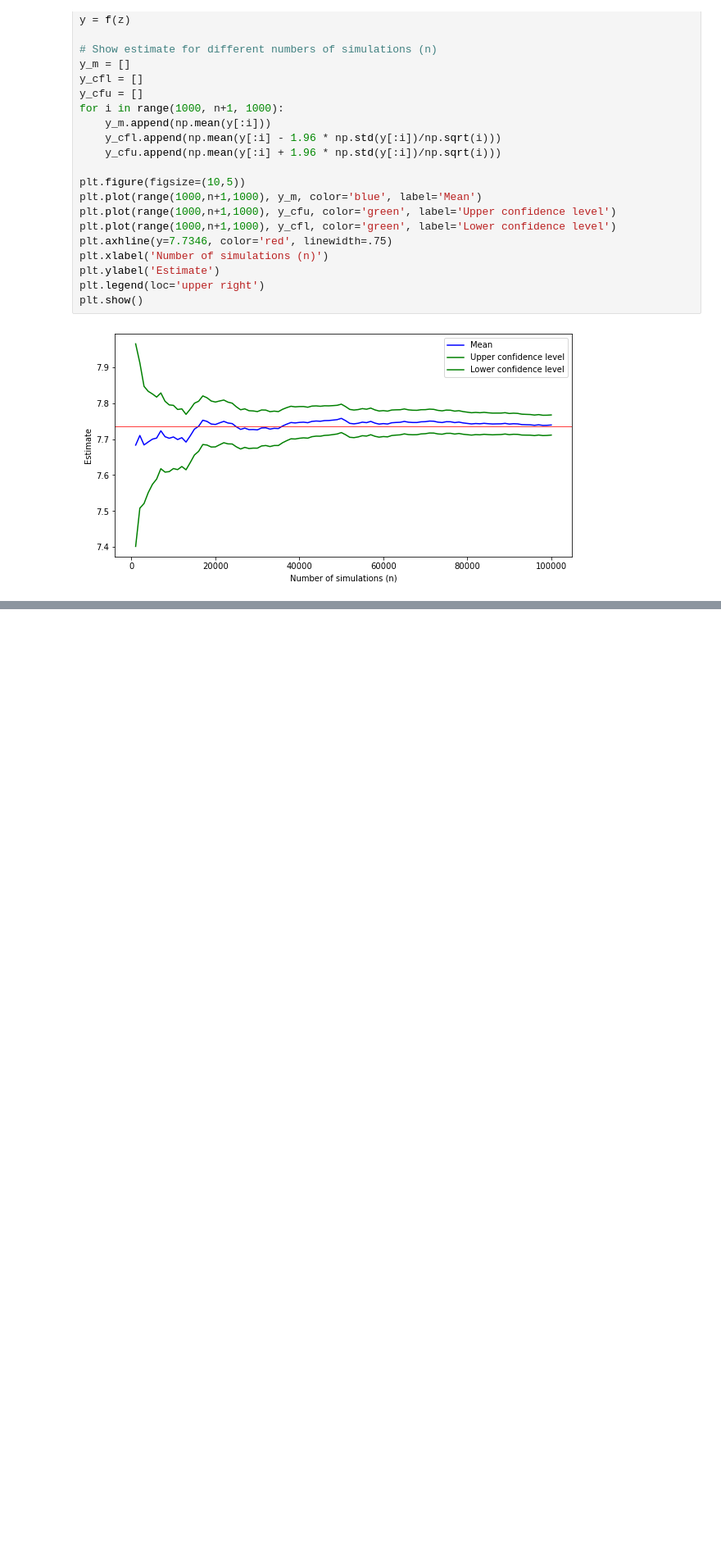
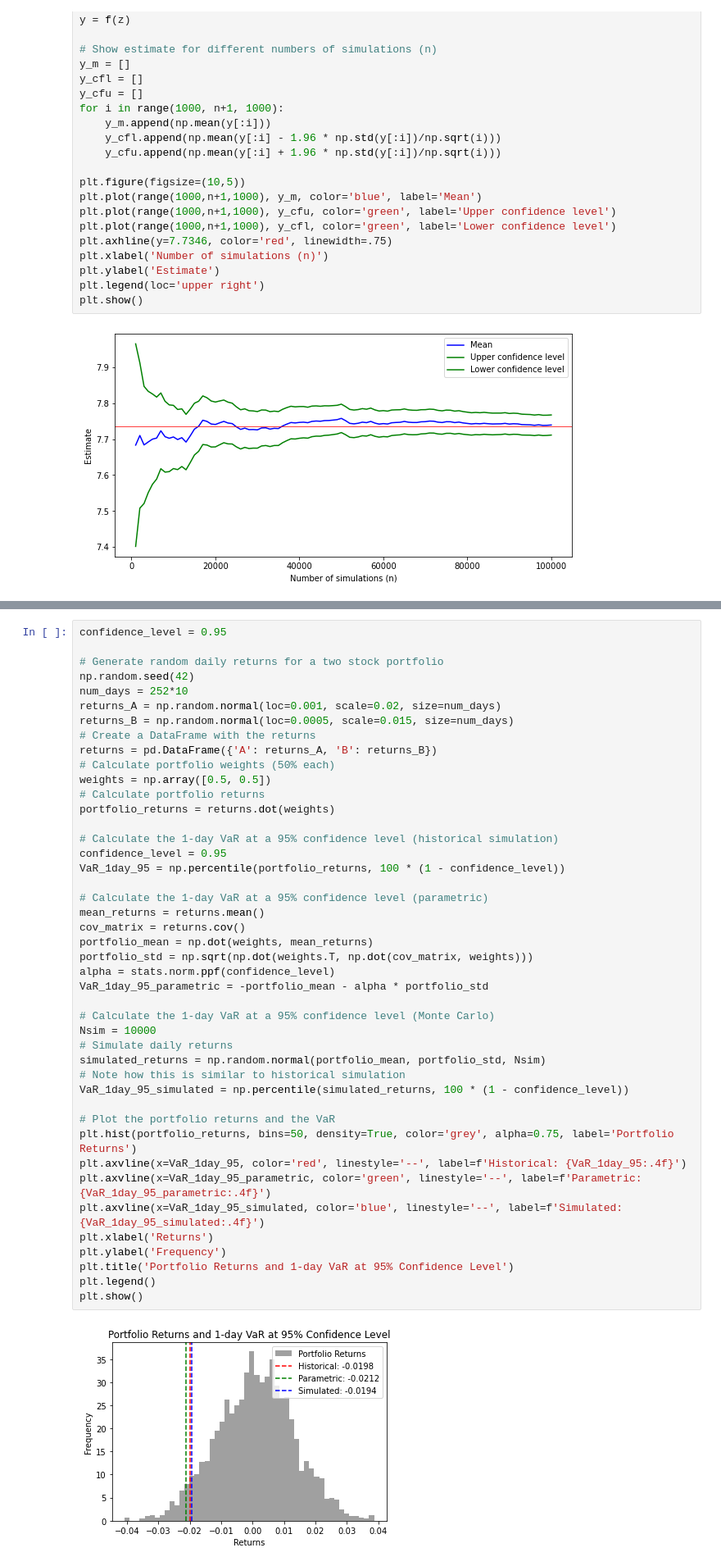
Before and after one commit to iwh-halle/FinancialDataAnalytics, a Jupyter notebook: slides_pt2.ipynb, the cells around one changed output, grey strips where cells are left out. Shown at 82% size. Cells and saved outputs as stored; diff of their text form; blank space fills up the shorter version.

```diff
--- a/slides_pt2.ipynb
+++ b/slides_pt2.ipynb
@@ -342,0 +548,46 @@ plt.show()
+# %%
+confidence_level = 0.95
+
+# Generate random daily returns for a two stock portfolio
+np.random.seed(42)
+num_days = 252*10
+returns_A = np.random.normal(loc=0.001, scale=0.02, size=num_days)
+returns_B = np.random.normal(loc=0.0005, scale=0.015, size=num_days)
+# Create a DataFrame with the returns
+returns = pd.DataFrame({'A': returns_A, 'B': returns_B})
+# Calculate portfolio weights (50% each)
+weights = np.array([0.5, 0.5])
+# Calculate portfolio returns
+portfolio_returns = returns.dot(weights)
+
+# Calculate the 1-day VaR at a 95% confidence level (historical simulation)
+confidence_level = 0.95
+VaR_1day_95 = np.percentile(portfolio_returns, 100 * (1 - confidence_level))
+
+# Calculate the 1-day VaR at a 95% confidence level (parametric)
+mean_returns = returns.mean()
+cov_matrix = returns.cov()
+portfolio_mean = np.dot(weights, mean_returns)
+portfolio_std = np.sqrt(np.dot(weights.T, np.dot(cov_matrix, weights)))
+alpha = stats.norm.ppf(confidence_level)
+VaR_1day_95_parametric = -portfolio_mean - alpha * portfolio_std
+
+# Calculate the 1-day VaR at a 95% confidence level (Monte Carlo)
+Nsim = 10000
+# Simulate daily returns
+simulated_returns = np.random.normal(portfolio_mean, portfolio_std, Nsim)
+# Note how this is similar to historical simulation
+VaR_1day_95_simulated = np.percentile(simulated_returns, 100 * (1 - confidence_level))
+
+# Plot the portfolio returns and the VaR
+plt.hist(portfolio_returns, bins=50, density=True, color='grey', alpha=0.75, label='Portfolio Returns')
+plt.axvline(x=VaR_1day_95, color='red', linestyle='--', label=f'Historical: {VaR_1day_95:.4f}')
+plt.axvline(x=VaR_1day_95_parametric, color='green', linestyle='--', label=f'Parametric: {VaR_1day_95_parametric:.4f}')
+plt.axvline(x=VaR_1day_95_simulated, color='blue', linestyle='--', label=f'Simulated: {VaR_1day_95_simulated:.4f}')
+plt.xlabel('Returns')
+plt.ylabel('Frequency')
+plt.title('Portfolio Returns and 1-day VaR at 95% Confidence Level')
+plt.legend()
+plt.show()
+# %% [output]
+[figure, added]
```
Also changed, not shown: parts of 16 cells of this notebook, 3 other files.
